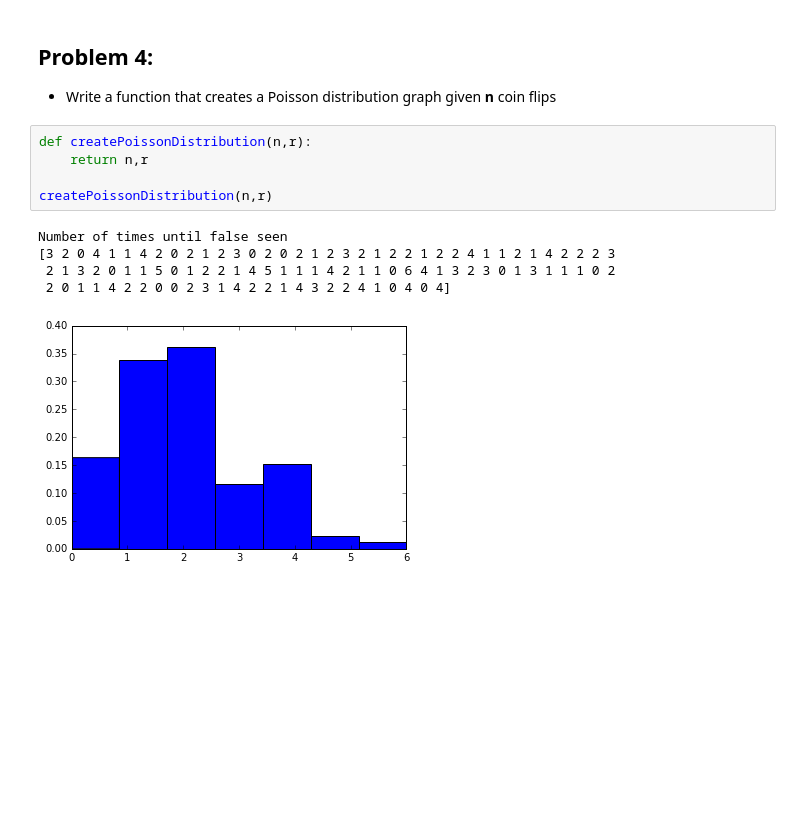
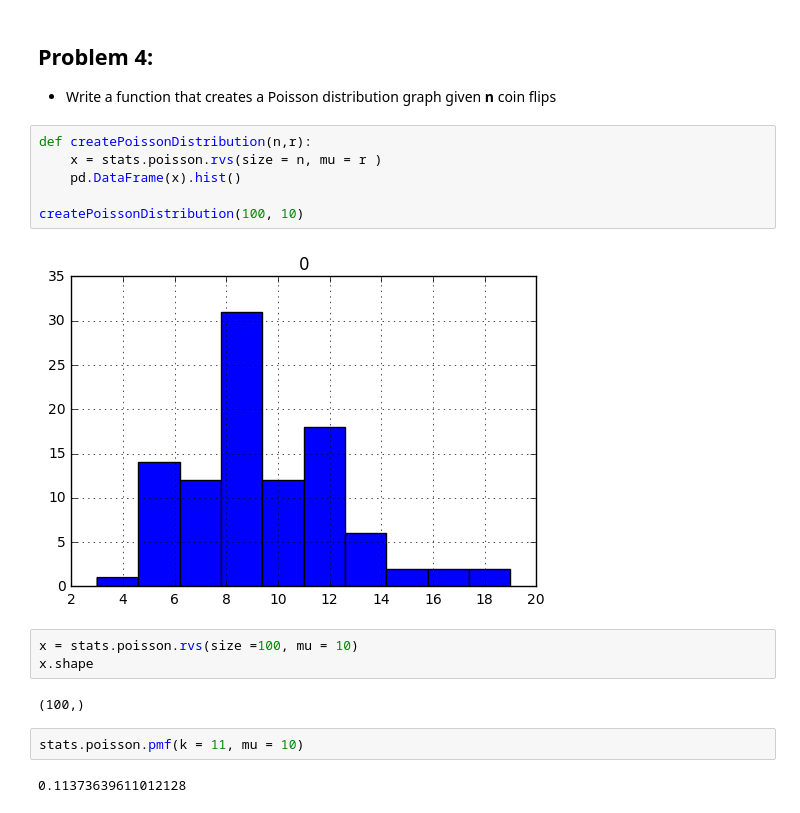
Before and after one commit to shetty83/dsi-sea-week08-1.2, a Jupyter notebook: Lab Worksheet Starter.ipynb, the cells around one changed output. Cells and saved outputs as stored; diff of their text form; blank space fills up the shorter version.

Commit message:
Shetty - Distribution lab

```diff
--- a/Lab Worksheet Starter.ipynb
+++ b/Lab Worksheet Starter.ipynb
@@ -102,12 +106,18 @@ createBinomialDistribution(n,r)
 * Write a function that creates a Poisson distribution graph given **n** coin flips
 # %%
 def createPoissonDistribution(n,r):
-    return n,r
+    x = stats.poisson.rvs(size = n, mu = r )
+    pd.DataFrame(x).hist()
 
-createPoissonDistribution(n,r)
+createPoissonDistribution(100, 10)
 # %% [output]
-Number of times until false seen
-[3 2 0 4 1 1 4 2 0 2 1 2 3 0 2 0 2 1 2 3 2 1 2 2 1 2 2 4 1 1 2 1 4 2 2 2 3
- 2 1 3 2 0 1 1 5 0 1 2 2 1 4 5 1 1 1 4 2 1 1 0 6 4 1 3 2 3 0 1 3 1 1 1 0 2
- 2 0 1 1 4 2 2 0 0 2 3 1 4 2 2 1 4 3 2 2 4 1 0 4 0 4]
-[figure, old version]
+[figure, new version]
+# %%
+x = stats.poisson.rvs(size =100, mu = 10)
+x.shape
+# %% [output]
+(100,)
+# %%
+stats.poisson.pmf(k = 11, mu = 10)
+# %% [output]
+0.11373639611012128
```
Also changed, not shown: parts of 5 cells of this notebook.
